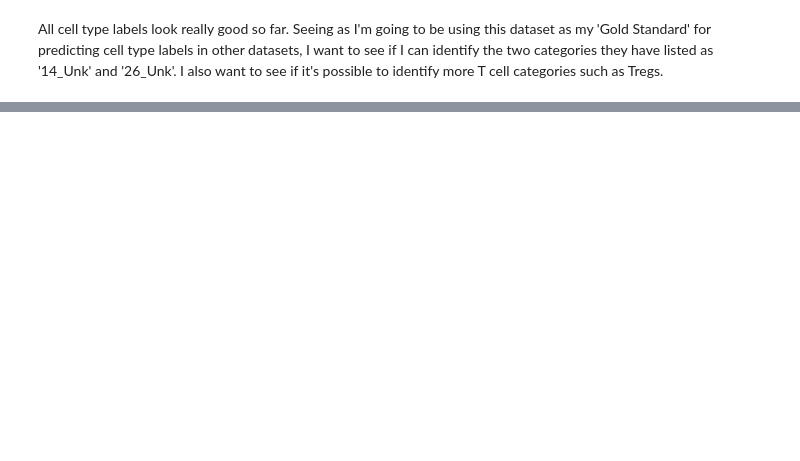
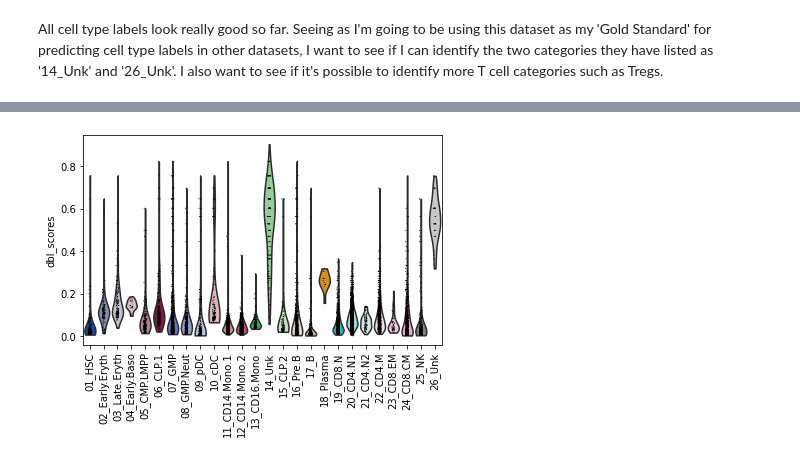
Before and after one commit to Sarah145/bone_marrow_analysis, a Jupyter notebook: notebooks/pre_processing_granja.ipynb, the cells around one changed output, grey strips where cells are left out. Saved outputs shown, nothing was run; the diff lists cells and outputs as text; code cells hidden in the pictures; blank space fills up the shorter version.

```diff
--- a/notebooks/pre_processing_granja.ipynb
+++ b/notebooks/pre_processing_granja.ipynb
@@ -283,0 +179,15 @@ ranking genes
+# %%
+# unknown cell types only found in the BMMC samples, will test for doublets in this sample using scrublet
+bm = adata[(adata.obs['Group'] == 'BMMC_D1T1') | (adata.obs['Group'] == 'BMMC_D1T2')].copy()
+
+import scrublet as scr
+counts_matrix = sp.sparse.csc_matrix(bm.layers['counts'])
+genes = np.array(bm.var_names.values)
+scrub = scr.Scrublet(counts_matrix)
+doublet_scores, predicted_doublets = scrub.scrub_doublets()
+bm.obs['doublets'] = predicted_doublets
+bm.obs['dbl_scores'] = doublet_scores
+sc.pl.scatter(bm, x='UMAP1', y='UMAP2', color='doublets')
+sc.pl.scatter(bm, x='UMAP1', y='UMAP2', color='dbl_scores')
+sc.pl.scatter(bm, x='UMAP1', y='UMAP2', color='nUMI')
+sc.pl.scatter(bm, x='UMAP1', y='UMAP2', color='nGene')
@@ -283,0 +210,4 @@ ranking genes
+# %%
+sc.pl.violin(bm, 'dbl_scores', groupby='BioClassification', rotation=90)
+# %% [output]
+[figure, added]
```
Also changed, not shown: parts of 29 cells of this notebook, 1 other file.
